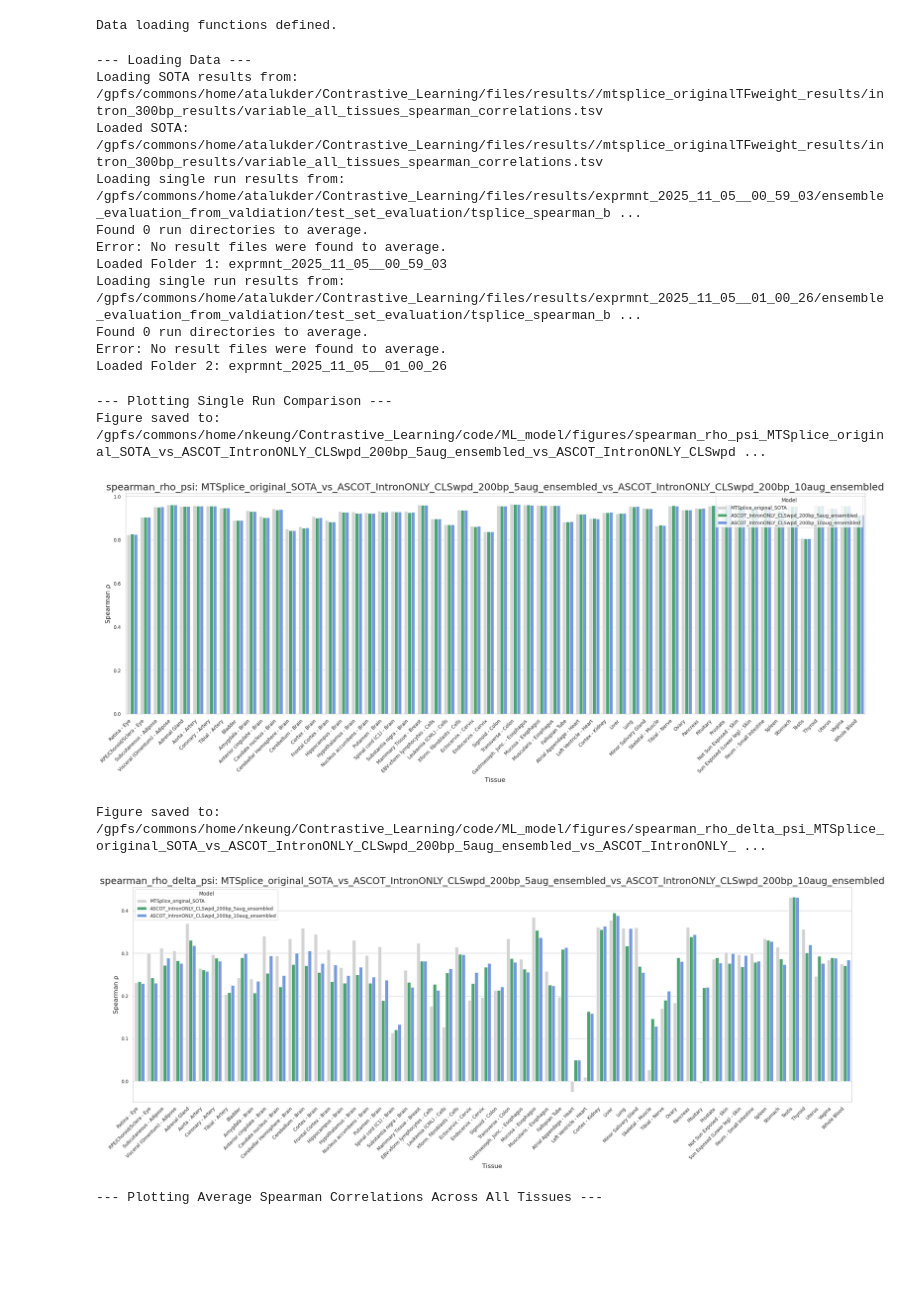
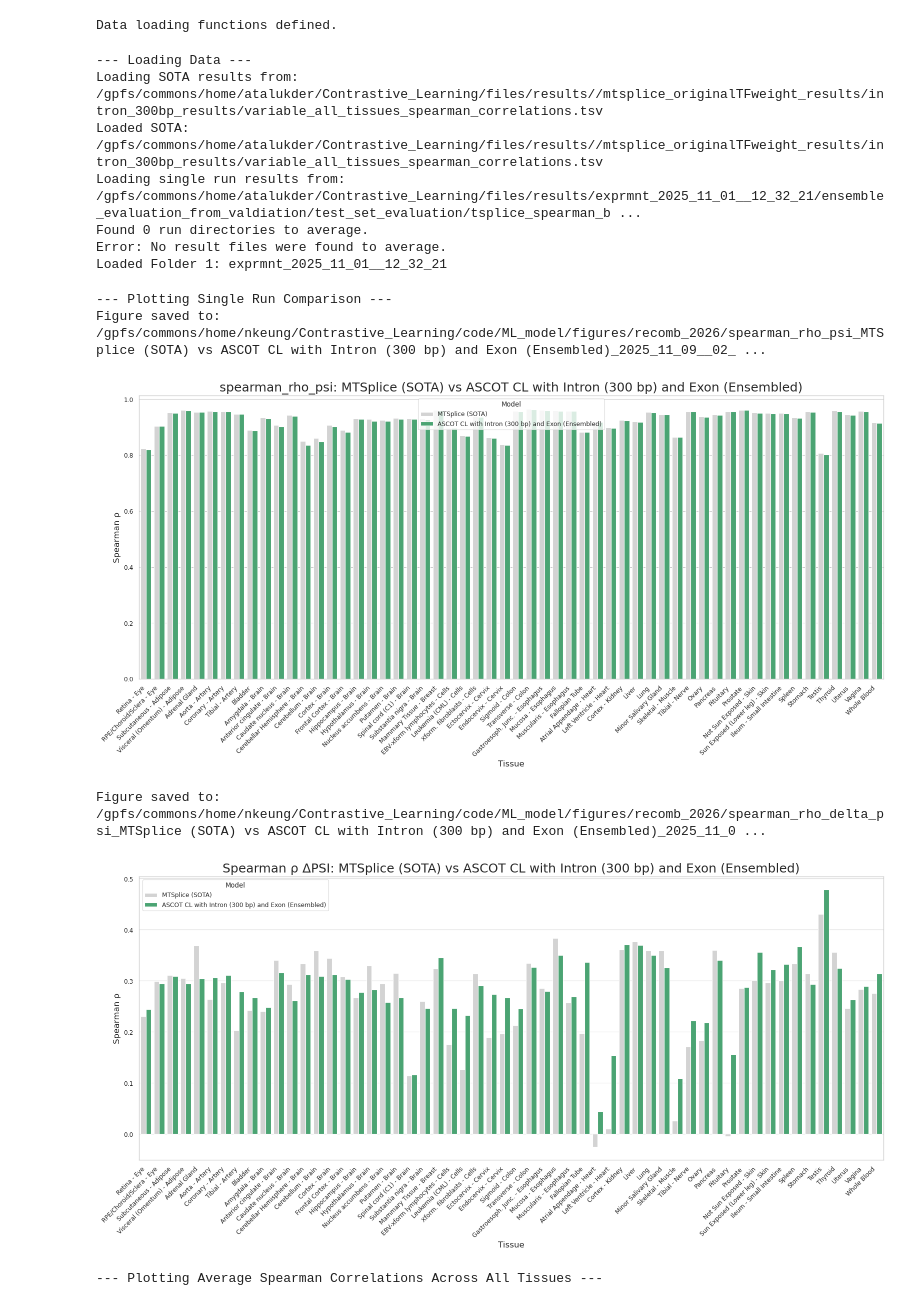
Before and after one commit to ArghamitraT/CL_Splicing_Regulation, a Jupyter notebook: ML_model/figures/scripts/plotDeltaPsi2.ipynb, the cells around one changed output. Cells and saved outputs as stored; diff of their text form; code cells hidden in the pictures; blank space fills up the shorter version.

Commit message:
Compare SOTA with best model. Attempt to modify figure x axis

```diff
--- a/ML_model/figures/scripts/plotDeltaPsi2.ipynb
+++ b/ML_model/figures/scripts/plotDeltaPsi2.ipynb
@@ -424,24 +483,24 @@ def plot_average_across_tissues_3models(
 
 # --- Configuration ---
 # --- Folder 1 ---
-result_file_name1 =  "exprmnt_2025_11_05__00_59_03" # EMPRAIPsi_ASCOT_IntronONLY_CLSwpd_200bp_5aug_5p3pCut_2025_11_05__00_59_03
-model1_user_name_norun = 'ASCOT_IntronONLY_CLSwpd_200bp_5aug'
-model1_user_name = f'{model1_user_name_norun}_ensembled'
+result_file_name1 =  "exprmnt_2025_11_01__12_32_21" # EMPRAIPsi_300bp_MTCLSwept_10Aug_noExonPad_2025_11_01__12_32_21
+model1_user_name_norun = 'ASCOT CL with Intron (300 bp) and Exon'
+model1_user_name = f'{model1_user_name_norun} (Ensembled)'
 model1_user_avg_name = f'{model1_user_name_norun}_avg'
 model1_runNumber = None
 
 
 # --- Folder 2 (Define paths and names for your second experiment) ---
-result_file_name2 =  "exprmnt_2025_11_05__01_00_26" # EMPRAIPsi_ASCOT_IntronONLY_CLSwpd_200bp_10aug_5p3pCut_2025_11_05__01_00_26
-model2_user_name_norun = 'ASCOT_IntronONLY_CLSwpd_200bp_10aug'
-model2_user_name = f'{model2_user_name_norun}_ensembled'
-model2_user_avg_name = f'{model2_user_name_norun}_avg'
-model2_runNumber = None
+# result_file_name2 =  "exprmnt_2025_11_05__01_00_26" # EMPRAIPsi_ASCOT_IntronONLY_CLSwpd_200bp_10aug_5p3pCut_2025_11_05__01_00_26
+# model2_user_name_norun = 'ASCOT_IntronONLY_CLSwpd_200bp_10aug'
+# model2_user_name = f'{model2_user_name_norun}_ensembled'
+# model2_user_avg_name = f'{model2_user_name_norun}_avg'
+# model2_runNumber = None
 
 
 # --- SOTA ---
 sota_file_name = "variable_all_tissues_spearman_correlations.tsv" # origianl mtsplice weighted model output
-model_sota_name = 'MTSplice_original_SOTA'
+model_sota_name = 'MTSplice (SOTA)'
 # %%
 # --- Base Dirs ---
 main_dir = "/gpfs/commons/home/atalukder/Contrastive_Learning/files/results/"
@@ -471,10 +530,10 @@ try:
     averaged_run_1_results = load_and_average_all_runs(RESULTS_FOLDER_PATH1)
     print(f"Loaded Folder 1: {result_file_name1}")
 
-    # Results for Folder 2 (Single Run & Averaged)
-    single_run_2_results = load_single_run_results(RESULTS_FOLDER_PATH2)
-    averaged_run_2_results = load_and_average_all_runs(RESULTS_FOLDER_PATH2)
-    print(f"Loaded Folder 2: {result_file_name2}")
+    # # Results for Folder 2 (Single Run & Averaged)
+    # single_run_2_results = load_single_run_results(RESULTS_FOLDER_PATH2)
+    # averaged_run_2_results = load_and_average_all_runs(RESULTS_FOLDER_PATH2)
+    # print(f"Loaded Folder 2: {result_file_name2}")
 
 except FileNotFoundError as e:
     print(f"Error loading files: {e}")
@@ -486,77 +545,68 @@ except Exception as e:
 --- Loading Data ---
 Loading SOTA results from: /gpfs/commons/home/atalukder/Contrastive_Learning/files/results//mtsplice_originalTFweight_results/intron_300bp_results/variable_all_tissues_spearman_correlations.tsv
 Loaded SOTA: /gpfs/commons/home/atalukder/Contrastive_Learning/files/results//mtsplice_originalTFweight_results/intron_300bp_results/variable_all_tissues_spearman_correlations.tsv
-Loading single run results from: /gpfs/commons/home/atalukder/Contrastive_Learning/files/results/exprmnt_2025_11_05__00_59_03/ensemble_evaluation_from_valdiation/test_set_evaluation/tsplice_spearman_b ...
+Loading single run results from: /gpfs/commons/home/atalukder/Contrastive_Learning/files/results/exprmnt_2025_11_01__12_32_21/ensemble_evaluation_from_valdiation/test_set_evaluation/tsplice_spearman_b ...
 Found 0 run directories to average.
 Error: No result files were found to average.
-Loaded Folder 1: exprmnt_2025_11_05__00_59_03
-Loading single run results from: /gpfs/commons/home/atalukder/Contrastive_Learning/files/results/exprmnt_2025_11_05__01_00_26/ensemble_evaluation_from_valdiation/test_set_evaluation/tsplice_spearman_b ...
-Found 0 run directories to average.
-Error: No result files were found to average.
-Loaded Folder 2: exprmnt_2025_11_05__01_00_26
+Loaded Folder 1: exprmnt_2025_11_01__12_32_21
 # %%
 # --- Plotting ---
 
 # --- Plot 1: Single Runs Comparison (SOTA vs Run1 vs Run2) ---
 print("\n--- Plotting Single Run Comparison ---")
-title_single = f"{model_sota_name}_vs_{model1_user_name}_vs_{model2_user_name}"
+# title_single = f"{model_sota_name}_vs_{model1_user_name}_vs_{model2_user_name}"
+title_single = f"{model_sota_name} vs {model1_user_name}"
 metric_psi = 'spearman_rho_psi'
 metric_delta = 'spearman_rho_delta_psi'
 
 # Plot for spearman_rho_psi
 try:
-    comp_df_s1, melt_df_s1 = prepare_grouped_plot_data_3models(
+    comp_df_s1, melt_df_s1 = prepare_grouped_plot_data(
         df1=sota_results,
         df2=single_run_1_results,
-        df3=single_run_2_results,
         metric=metric_psi,
         model1_name=model_sota_name,
         model2_name=model1_user_name,
-        model3_name=model2_user_name
     )
-    plot_grouped_comparison_3models(
+    plot_grouped_comparison(
         comp_df_s1, melt_df_s1,
         title=f'{metric_psi}: {title_single}',
         model1_name=model_sota_name,
         model2_name=model1_user_name,
-        model3_name=model2_user_name,
         save_path=f"{fig_maindir}/{metric_psi}_{title_single}{trimester}.png"
     )
 except KeyError as e:
     print(f"Error preparing/plotting {metric_psi} for single runs: Missing column - {e}")
 except Exception as e:
     print(f"An unexpected error occurred plotting {metric_psi} for single runs: {e}")
 
 
 # Plot for spearman_rho_delta_psi
 try:
-    comp_df_s2, melt_df_s2 = prepare_grouped_plot_data_3models(
+    comp_df_s2, melt_df_s2 = prepare_grouped_plot_data(
         df1=sota_results,
         df2=single_run_1_results,
-        df3=single_run_2_results,
         metric=metric_delta,
         model1_name=model_sota_name,
         model2_name=model1_user_name,
-        model3_name=model2_user_name
     )
-    plot_grouped_comparison_3models(
+    plot_grouped_comparison(
         comp_df_s2, melt_df_s2,
-        title=f'{metric_delta}: {title_single}',
+        title=f'Spearman ρ ΔPSI: {title_single}',
         model1_name=model_sota_name,
         model2_name=model1_user_name,
-        model3_name=model2_user_name,
         save_path=f"{fig_maindir}/{metric_delta}_{title_single}{trimester}.png"
     )
 except KeyError as e:
     print(f"Error preparing/plotting {metric_delta} for single runs: Missing column - {e}")
 except Exception as e:
     print(f"An unexpected error occurred plotting {metric_delta} for single runs: {e}")
 # %% [output]
 --- Plotting Single Run Comparison ---
-Figure saved to: /gpfs/commons/home/nkeung/Contrastive_Learning/code/ML_model/figures/spearman_rho_psi_MTSplice_original_SOTA_vs_ASCOT_IntronONLY_CLSwpd_200bp_5aug_ensembled_vs_ASCOT_IntronONLY_CLSwpd ...
+Figure saved to: /gpfs/commons/home/nkeung/Contrastive_Learning/code/ML_model/figures/recomb_2026/spearman_rho_psi_MTSplice (SOTA) vs ASCOT CL with Intron (300 bp) and Exon (Ensembled)_2025_11_09__02_ ...
-[figure, old version]
+[figure, new version]
-Figure saved to: /gpfs/commons/home/nkeung/Contrastive_Learning/code/ML_model/figures/spearman_rho_delta_psi_MTSplice_original_SOTA_vs_ASCOT_IntronONLY_CLSwpd_200bp_5aug_ensembled_vs_ASCOT_IntronONLY_ ...
+Figure saved to: /gpfs/commons/home/nkeung/Contrastive_Learning/code/ML_model/figures/recomb_2026/spearman_rho_delta_psi_MTSplice (SOTA) vs ASCOT CL with Intron (300 bp) and Exon (Ensembled)_2025_11_0 ...
-[figure, old version]
+[figure, new version]
 # %%
 print("\n--- Plotting Average Spearman Correlations Across All Tissues ---")
 
```
Also changed, not shown: parts of 2 cells of this notebook.
